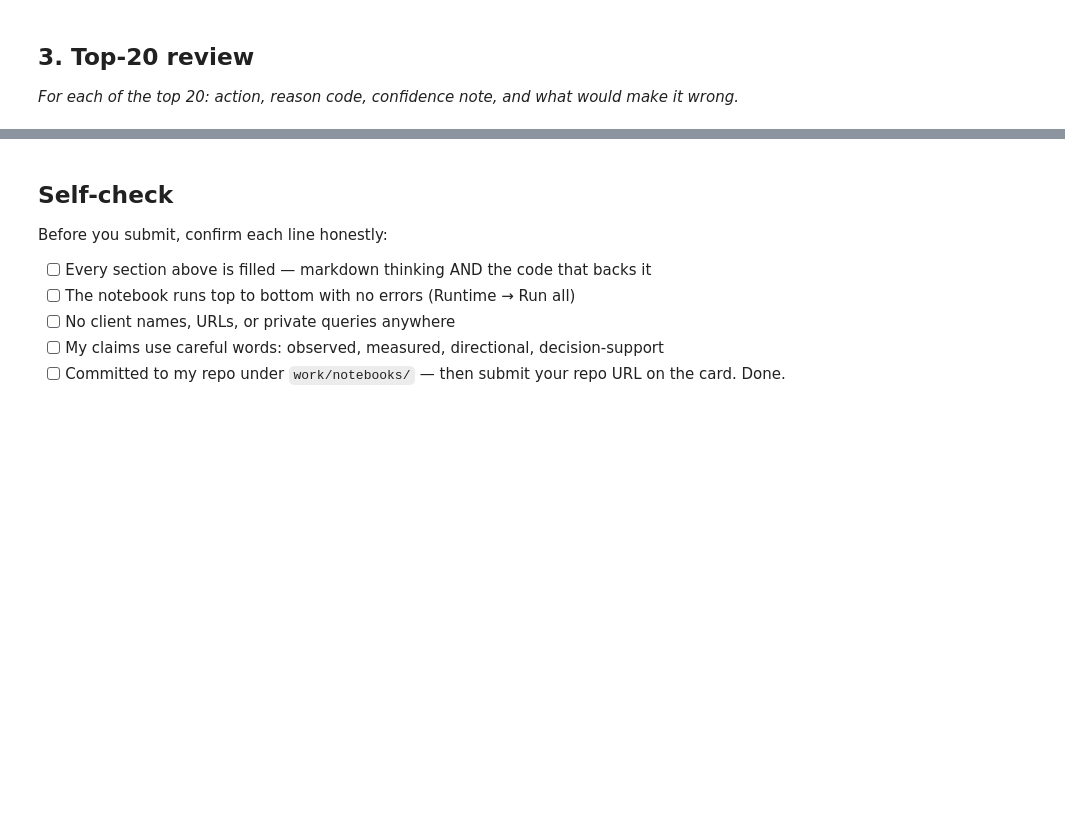
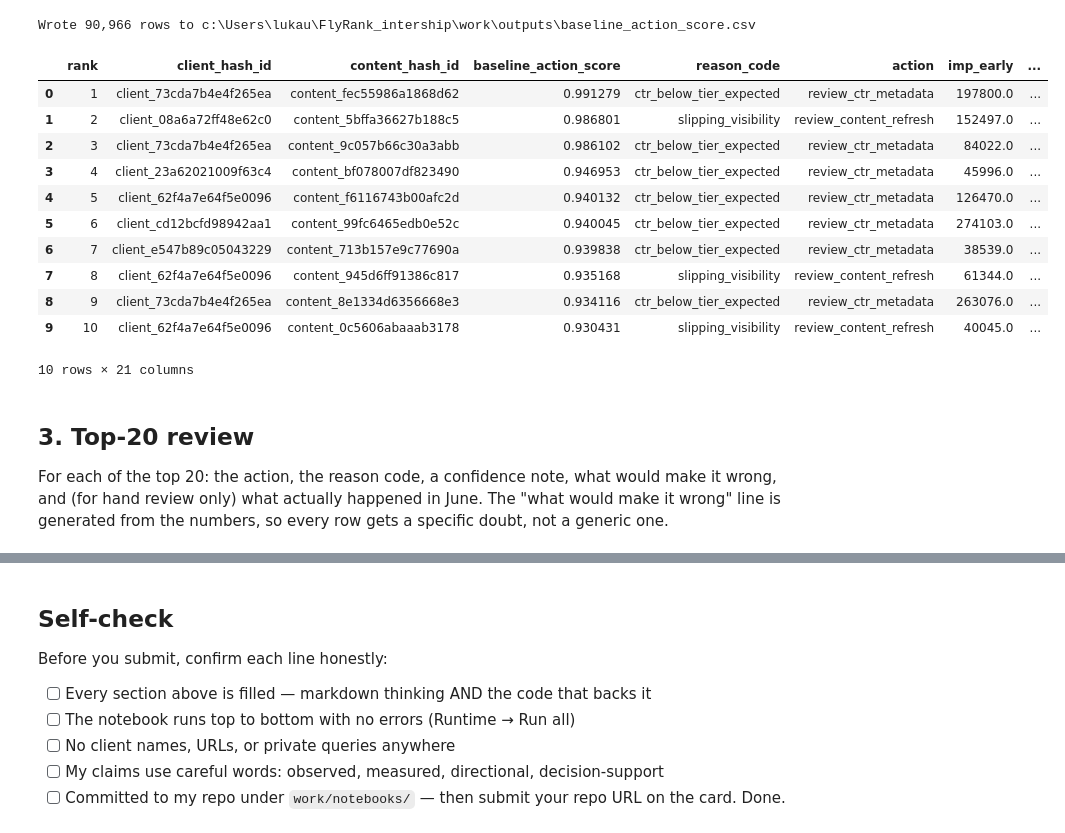
Before and after one commit to LukasDjuric/FlyRank_intership, a Jupyter notebook: work/notebooks/w04_baseline_score.ipynb, the cells around one changed output, grey strips where cells are left out. Saved outputs shown, nothing was run; the diff lists cells and outputs as text; code cells hidden in the pictures; blank space fills up the shorter version.

```diff
--- a/work/notebooks/w04_baseline_score.ipynb
+++ b/work/notebooks/w04_baseline_score.ipynb
@@ -163,0 +330,11 @@ Wrote 30,000 rows to work\outputs\baseline_action_score.csv
+# %%
+queue["y_decline"] = (queue["imp_jun"] < 0.8 * queue["imp_may"]).astype(int)
+
+ctr_jun = 100.0 * queue["clk_jun"] / queue["imp_jun"].where(queue["imp_jun"] > 0)
+queue["ctr_jun"] = ctr_jun
+queue["y_low_ctr"] = np.where(queue["imp_jun"] >= 100,
+                              (ctr_jun < queue["tier_expected_ctr"]).astype(float), np.nan)
+
+print("Base rate  y_decline:", round(queue["y_decline"].mean(), 3), f"(n={len(queue):,})")
+valid = queue["y_low_ctr"].notna()
+print("Base rate  y_low_ctr:", round(queue.loc[valid, "y_low_ctr"].mean(), 3), f"(n={valid.sum():,})")
@@ -163,0 +349,21 @@ Wrote 30,000 rows to work\outputs\baseline_action_score.csv
+# %%
+def precision_at_k(frame, score_col, label_col, k):
+    f = frame[frame[label_col].notna()]
+    top = f.sort_values(score_col, ascending=False).head(k)
+    return float(top[label_col].mean())
+
+queue["visibility_only_score"] = queue["imp_feat"]
+
+rows = []
+for label in ["y_decline", "y_low_ctr"]:
+    base = queue[label].dropna().mean()
+    for name, col in [("baseline rule", "baseline_action_score"),
+                      ("visibility only", "visibility_only_score")]:
+        row = {"label": label, "ranking": name, "base_rate": round(base, 3)}
+        for k in (20, 50, 100):
+            p = precision_at_k(queue, col, label, k)
+            row[f"P@{k}"] = round(p, 3)
+        rows.append(row)
+
+results = pd.DataFrame(rows)
+results
@@ -164,4 +407,28 @@ Wrote 30,000 rows to work\outputs\baseline_action_score.csv
+# %%
+# Write the ranked queue (hash IDs are pseudonyms; CSVs under work/ are gitignored on purpose)
+export_cols = ["rank", "client_hash_id", "content_hash_id", "baseline_action_score", "reason_code",
+               "action", "imp_early", "imp_may", "recent_ratio", "slip", "ctr_feat", "tier_expected_ctr",
+               "ctr_gap", "position_tier", "pos_feat", "visibility", "days_with_imp_feat",
+               "imp_jun", "ctr_jun", "y_decline", "y_low_ctr"]
+out_path = OUT / "baseline_action_score.csv"
+queue[export_cols].to_csv(out_path, index=False)
+print(f"Wrote {len(queue):,} rows to {out_path}")
+queue[export_cols].head(10)
+# %% [output]
+Wrote 90,966 rows to c:\Users\lukau\FlyRank_intership\work\outputs\baseline_action_score.csv
+|  | rank | client_hash_id | content_hash_id | baseline_action_score | reason_code | action | imp_early | ... |
+| 0 | 1 | client_73cda7b4e4f265ea | content_fec55986a1868d62 | 0.991279 | ctr_below_tier_expected | review_ctr_metadata | 197800.0 | ... |
+| 1 | 2 | client_08a6a72ff48e62c0 | content_5bffa36627b188c5 | 0.986801 | slipping_visibility | review_content_refresh | 152497.0 | ... |
+| 2 | 3 | client_73cda7b4e4f265ea | content_9c057b66c30a3abb | 0.986102 | ctr_below_tier_expected | review_ctr_metadata | 84022.0 | ... |
+| 3 | 4 | client_23a62021009f63c4 | content_bf078007df823490 | 0.946953 | ctr_below_tier_expected | review_ctr_metadata | 45996.0 | ... |
+| 4 | 5 | client_62f4a7e64f5e0096 | content_f6116743b00afc2d | 0.940132 | ctr_below_tier_expected | review_ctr_metadata | 126470.0 | ... |
+| 5 | 6 | client_cd12bcfd98942aa1 | content_99fc6465edb0e52c | 0.940045 | ctr_below_tier_expected | review_ctr_metadata | 274103.0 | ... |
+| 6 | 7 | client_e547b89c05043229 | content_713b157e9c77690a | 0.939838 | ctr_below_tier_expected | review_ctr_metadata | 38539.0 | ... |
+| 7 | 8 | client_62f4a7e64f5e0096 | content_945d6ff91386c817 | 0.935168 | slipping_visibility | review_content_refresh | 61344.0 | ... |
+| 8 | 9 | client_73cda7b4e4f265ea | content_8e1334d6356668e3 | 0.934116 | ctr_below_tier_expected | review_ctr_metadata | 263076.0 | ... |
+| 9 | 10 | client_62f4a7e64f5e0096 | content_0c5606abaaab3178 | 0.930431 | slipping_visibility | review_content_refresh | 40045.0 | ... |
+10 rows × 21 columns
 # %% [markdown]
 ## 3. Top-20 review
 
-*For each of the top 20: action, reason code, confidence note, and what would make it wrong.*
+For each of the top 20: the action, the reason code, a confidence note, what would make it wrong, and (for hand review only) what actually happened in June. The "what would make it wrong" line is generated from the numbers, so every row gets a specific doubt, not a generic one.
```
Also changed, not shown: parts of 37 cells of this notebook.
